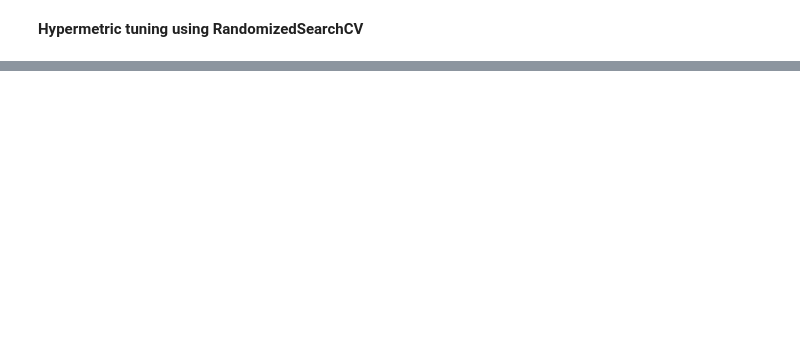
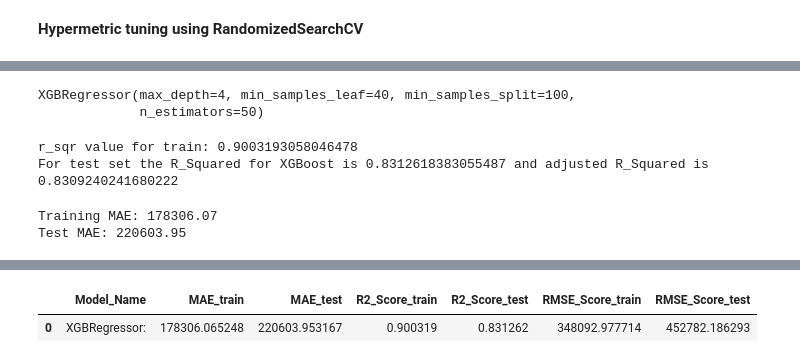
Before and after one commit to adilimam12/Regression-capstone-project2, a Jupyter notebook: TED_Talk_Views_Prediction2_.ipynb, the cells around one changed output, grey strips where cells are left out. Saved outputs shown, nothing was run; the diff lists cells and outputs as text; code cells hidden in the pictures; blank space fills up the shorter version.

```diff
--- a/TED_Talk_Views_Prediction2_.ipynb
+++ b/TED_Talk_Views_Prediction2_.ipynb
@@ -1354,0 +1532,51 @@ Target std: 1102595.71
+# %%
+#finding xgb_optimal_model
+xgb_optimal_model = xgb_random.best_estimator_
+xgb_optimal_model
+# %% [output]
+XGBRegressor(max_depth=4, min_samples_leaf=40, min_samples_split=100,
+             n_estimators=50)
+# %%
+# make predictions for test data
+y_hat = xgb_optimal_model.predict(X_test)
+print(f'r_sqr value for train: {xgb_optimal_model.score(X_train, y_train)}')
+r_squared= r2_score(y_test,y_hat)
+#Calculate Adjusted R-sqaured
+adjusted_r_squared = 1 - (1-r_squared)*(len(y)-1)/(len(y)-X.shape[1]-1)
+print(f'For test set the R_Squared for XGBoost is {r_squared} and adjusted R_Squared is {adjusted_r_squared}')
+# %% [output]
+r_sqr value for train: 0.9003193058046478
+For test set the R_Squared for XGBoost is 0.8312618383055487 and adjusted R_Squared is 0.8309240241680222
+# %%
+y_pred = xgb_optimal_model.predict(X_train)
+y_test_pred = xgb_optimal_model.predict(X_test)
+print('Training MAE: {:0.2f}'.format(metrics.mean_absolute_error(y_train, y_pred)))
+print('Test MAE: {:0.2f}'.format(metrics.mean_absolute_error(y_test, y_test_pred)))
+# %% [output]
+Training MAE: 178306.07
+Test MAE: 220603.95
+# %%
+#Defining the model
+model = [
+           ['XGBRegressor: ', xgb.XGBRegressor(base_score=0.5, booster='gbtree',colsample_bytree=1, gamma=0,importance_type='gain', learning_rate=0.1,max_depth=4, min_samples_leaf=50,
+             min_samples_split=100, n_estimators=50)]
+         ]
+#Let's run the the model
+model_data = []
+for name,curr_model in model :
+    curr_model_data = {}
+    curr_model.random_state = 42
+    curr_model_data["Model_Name"] = name
+    curr_model.fit(X_train,y_train)
+    curr_model_data["MAE_train"] =metrics.mean_absolute_error(y_train, curr_model.predict(X_train))
+    curr_model_data["MAE_test"] =metrics.mean_absolute_error(y_test, curr_model.predict(X_test))
+    curr_model_data["R2_Score_train"] = r2_score(y_train,curr_model.predict(X_train))
+    curr_model_data["R2_Score_test"] = r2_score(y_test,curr_model.predict(X_test))
+    curr_model_data["RMSE_Score_train"] = np.sqrt(mean_squared_error(y_train,curr_model.predict(X_train)))
+    curr_model_data["RMSE_Score_test"] = np.sqrt(mean_squared_error(y_test,curr_model.predict(X_test)))
+    model_data.append(curr_model_data)
+
+results_df_xgb = pd.DataFrame(model_data)
+#printing the results_df_xgb
+results_df_xgb
+# %% [output]
@@ -1354,0 +1584,2 @@ Target std: 1102595.71
+|  | Model_Name | MAE_train | MAE_test | R2_Score_train | R2_Score_test | RMSE_Score_train | RMSE_Score_test |
+| 0 | XGBRegressor: | 178306.065248 | 220603.953167 | 0.900319 | 0.831262 | 348092.977714 | 452782.186293 |
```
Also changed, not shown: parts of 34 cells of this notebook.
